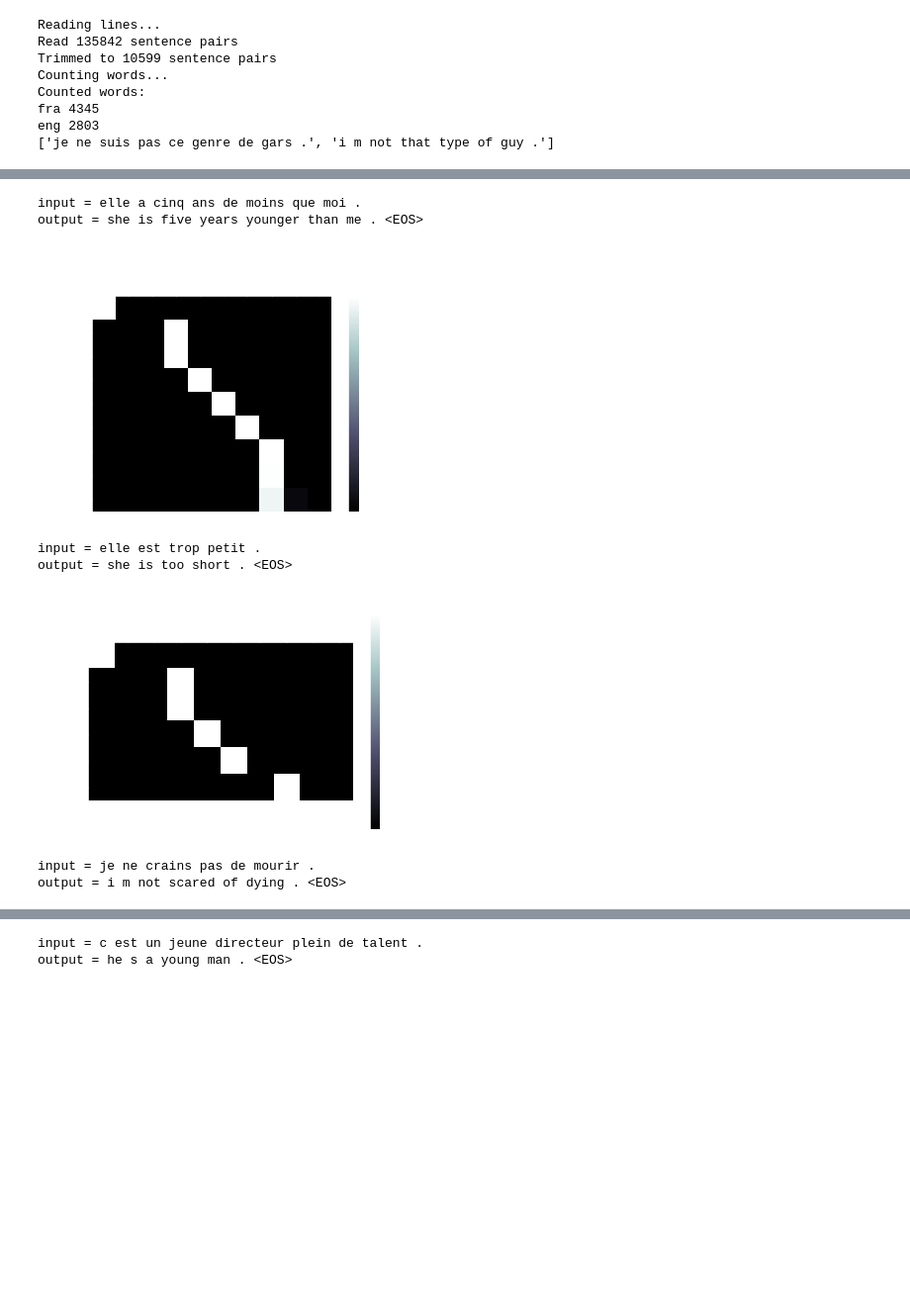
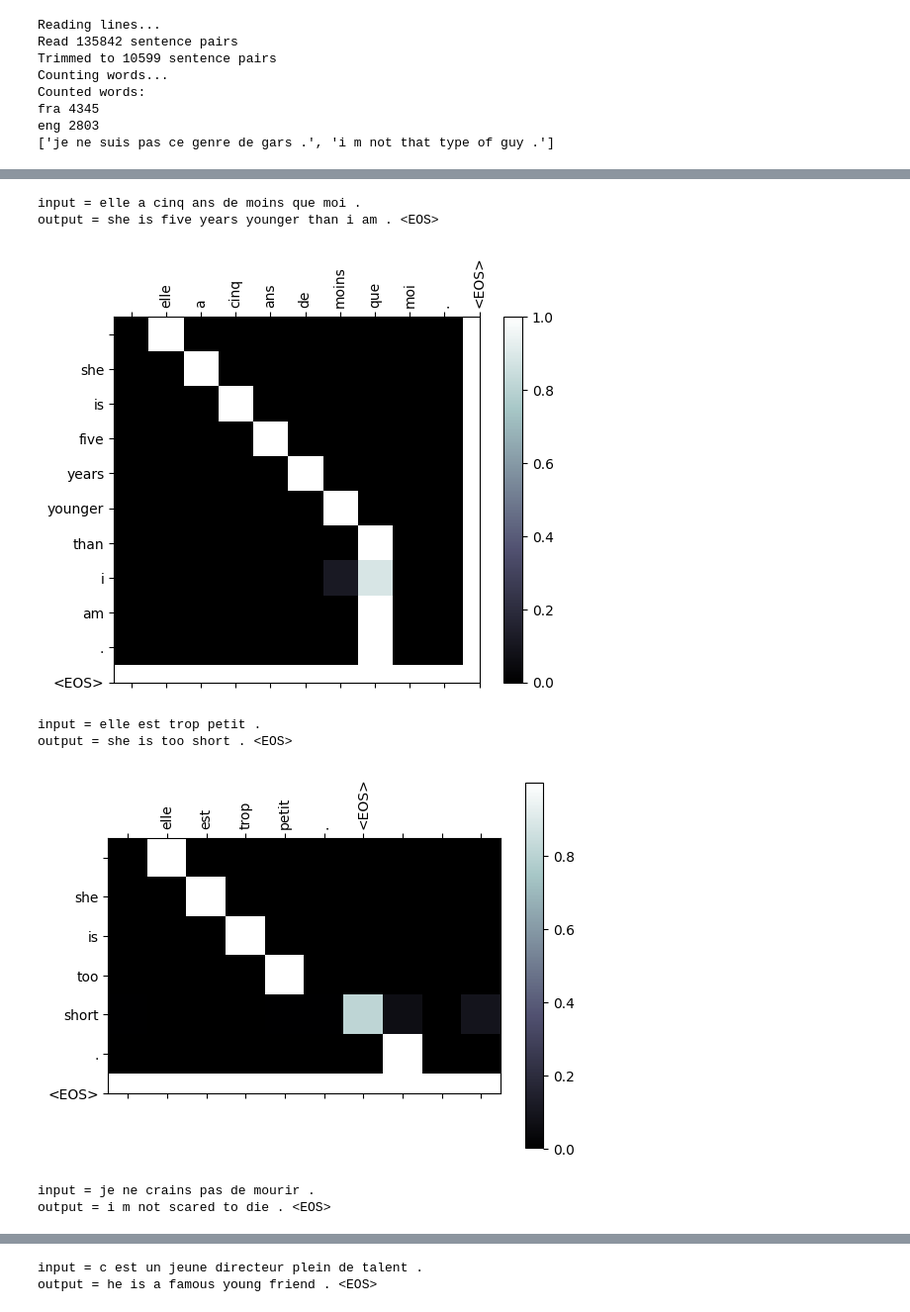
Before and after one commit to junhyeog/seq2seq-attention, a Jupyter notebook: seq2seq_translation_tutorial.ipynb, the cells around one changed output, grey strips where cells are left out. Shown: that part at 99% size. Cells and saved outputs as stored; diff of their text form; code cells hidden in the pictures; blank space fills up the shorter version.

```diff
--- a/seq2seq_translation_tutorial.ipynb
+++ b/seq2seq_translation_tutorial.ipynb
@@ -446,42 +460,45 @@ plt.matshow(attentions.numpy())
 # %%
 def showAttention(input_sentence, output_words, attentions):
     # colorbar로 그림 설정
+    plt.style.use("default")
     fig = plt.figure()
     ax = fig.add_subplot(111)
     cax = ax.matshow(attentions.numpy(), cmap="bone")
     fig.colorbar(cax)
 
     # 축 설정
-    ax.set_xticklabels([""] + input_sentence.split(" ") + ["<EOS>"], rotation=90)
-    ax.set_yticklabels([""] + output_words)
+    xlabels=[""] + input_sentence.split(" ") + ["<EOS>"]
+    ylabels=[""] + output_words
+    ax.set_xticks(np.arange(len(xlabels)), xlabels, rotation=90)
+    ax.set_yticks(np.arange(len(ylabels)), ylabels)
 
     # 매 틱마다 라벨 보여주기
     ax.xaxis.set_major_locator(ticker.MultipleLocator(1))
     ax.yaxis.set_major_locator(ticker.MultipleLocator(1))
 
     plt.show()
 
 
 def evaluateAndShowAttention(input_sentence):
     output_words, attentions = evaluate(encoder1, attn_decoder1, input_sentence)
     print("input =", input_sentence)
     print("output =", " ".join(output_words))
     showAttention(input_sentence, output_words, attentions)
 
 
 evaluateAndShowAttention("elle a cinq ans de moins que moi .")
 
 evaluateAndShowAttention("elle est trop petit .")
 
 evaluateAndShowAttention("je ne crains pas de mourir .")
 
 evaluateAndShowAttention("c est un jeune directeur plein de talent .")
 # %% [output]
 input = elle a cinq ans de moins que moi .
-output = she is five years younger than me . <EOS>
+output = she is five years younger than i am . <EOS>
-[figure, old version]
+[figure, new version]
 input = elle est trop petit .
 output = she is too short . <EOS>
-[figure, old version]
+[figure, new version]
 input = je ne crains pas de mourir .
-output = i m not scared of dying . <EOS>
+output = i m not scared to die . <EOS>
@@ -489,2 +506,2 @@ output = i m not scared of dying . <EOS>
 input = c est un jeune directeur plein de talent .
-output = he s a young man . <EOS>
+output = he is a famous young friend . <EOS>
```
Also changed, not shown: parts of 4 cells of this notebook.
